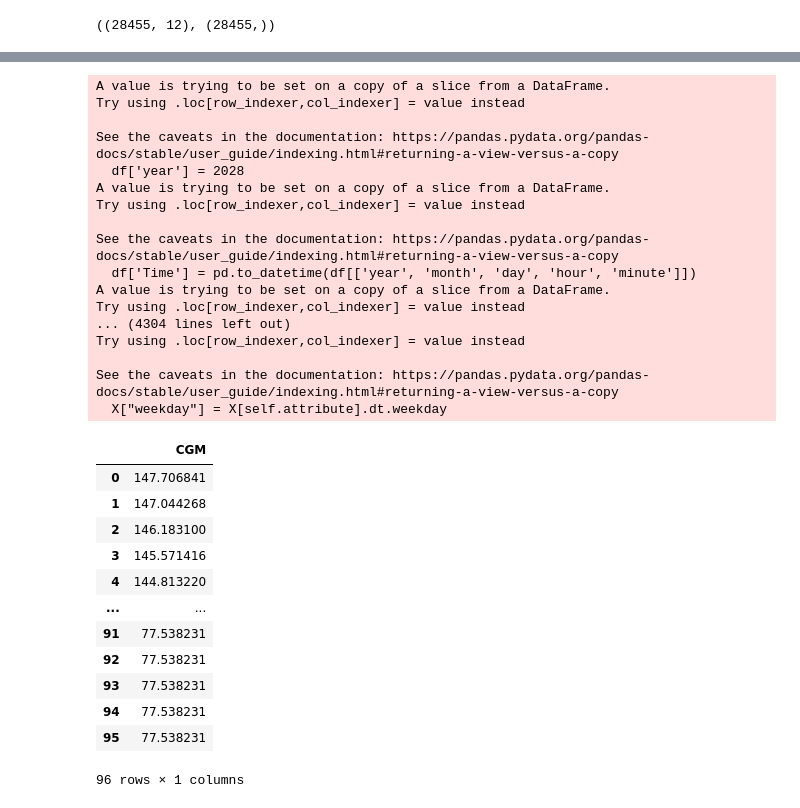
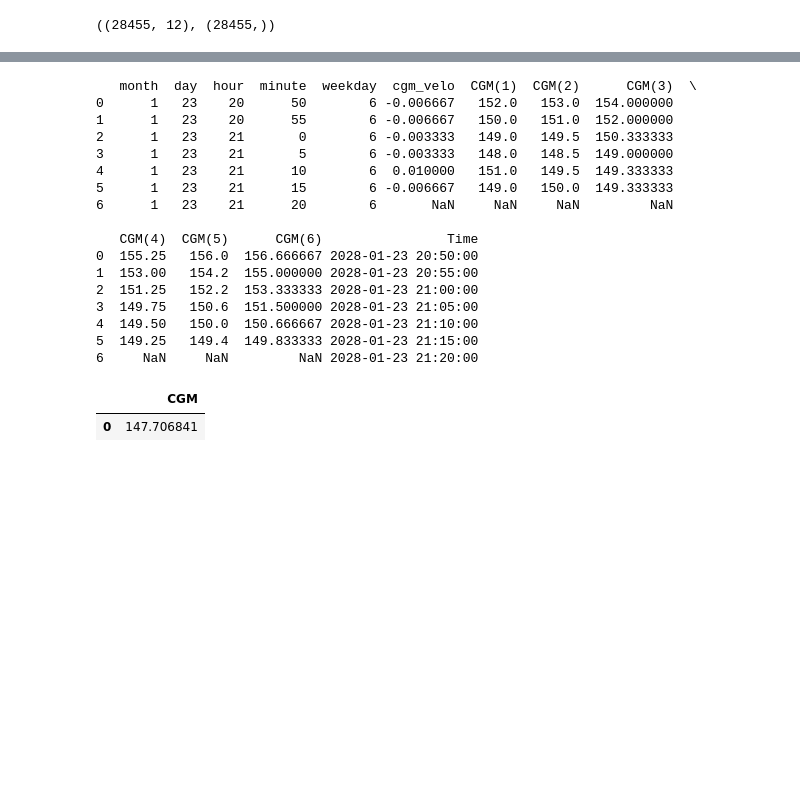
Before and after one commit to Khochawongwat/GlucoseFromRollingBollingers, a Jupyter notebook: src/model.ipynb, the cells around one changed output, grey strips where cells are left out. Drawn from its saved outputs; the diff is of its cells as text; code cells hidden in the pictures; blank space fills up the shorter version.

```diff
--- a/src/model.ipynb
+++ b/src/model.ipynb
@@ -110,33 +86,22 @@ XGBoost MSE: 21.700712394573824, RMSE: 4.6584023435695014, MSPE: 0.0898118757942
 # %%
-models.forecast(testX, testY, 12)
+models.forecast(testX, testY, 3)
 # %% [output]
-A value is trying to be set on a copy of a slice from a DataFrame.
-Try using .loc[row_indexer,col_indexer] = value instead
+   month  day  hour  minute  weekday  cgm_velo  CGM(1)  CGM(2)      CGM(3)  \
+0      1   23    20      50        6 -0.006667   152.0   153.0  154.000000
+1      1   23    20      55        6 -0.006667   150.0   151.0  152.000000
+2      1   23    21       0        6 -0.003333   149.0   149.5  150.333333
+3      1   23    21       5        6 -0.003333   148.0   148.5  149.000000
+4      1   23    21      10        6  0.010000   151.0   149.5  149.333333
+5      1   23    21      15        6 -0.006667   149.0   150.0  149.333333
+6      1   23    21      20        6       NaN     NaN     NaN         NaN
 
-See the caveats in the documentation: https://pandas.pydata.org/pandas-docs/stable/user_guide/indexing.html#returning-a-view-versus-a-copy
-  df['year'] = 2028
-A value is trying to be set on a copy of a slice from a DataFrame.
-Try using .loc[row_indexer,col_indexer] = value instead
-
-See the caveats in the documentation: https://pandas.pydata.org/pandas-docs/stable/user_guide/indexing.html#returning-a-view-versus-a-copy
-  df['Time'] = pd.to_datetime(df[['year', 'month', 'day', 'hour', 'minute']])
-A value is trying to be set on a copy of a slice from a DataFrame.
-Try using .loc[row_indexer,col_indexer] = value instead
-... (4304 lines left out)
-Try using .loc[row_indexer,col_indexer] = value instead
-
-See the caveats in the documentation: https://pandas.pydata.org/pandas-docs/stable/user_guide/indexing.html#returning-a-view-versus-a-copy
-  X["weekday"] = X[self.attribute].dt.weekday
+   CGM(4)  CGM(5)      CGM(6)                Time
+0  155.25   156.0  156.666667 2028-01-23 20:50:00
+1  153.00   154.2  155.000000 2028-01-23 20:55:00
+2  151.25   152.2  153.333333 2028-01-23 21:00:00
+3  149.75   150.6  151.500000 2028-01-23 21:05:00
+4  149.50   150.0  150.666667 2028-01-23 21:10:00
+5  149.25   149.4  149.833333 2028-01-23 21:15:00
+6     NaN     NaN         NaN 2028-01-23 21:20:00
 |  | CGM |
 | 0 | 147.706841 |
-| 1 | 147.044268 |
-| 2 | 146.183100 |
-| 3 | 145.571416 |
-| 4 | 144.813220 |
-| ... | ... |
-| 91 | 77.538231 |
-| 92 | 77.538231 |
-| 93 | 77.538231 |
-| 94 | 77.538231 |
-| 95 | 77.538231 |
-96 rows × 1 columns
```
Also changed, not shown: parts of 3 cells of this notebook, 3 other files.
